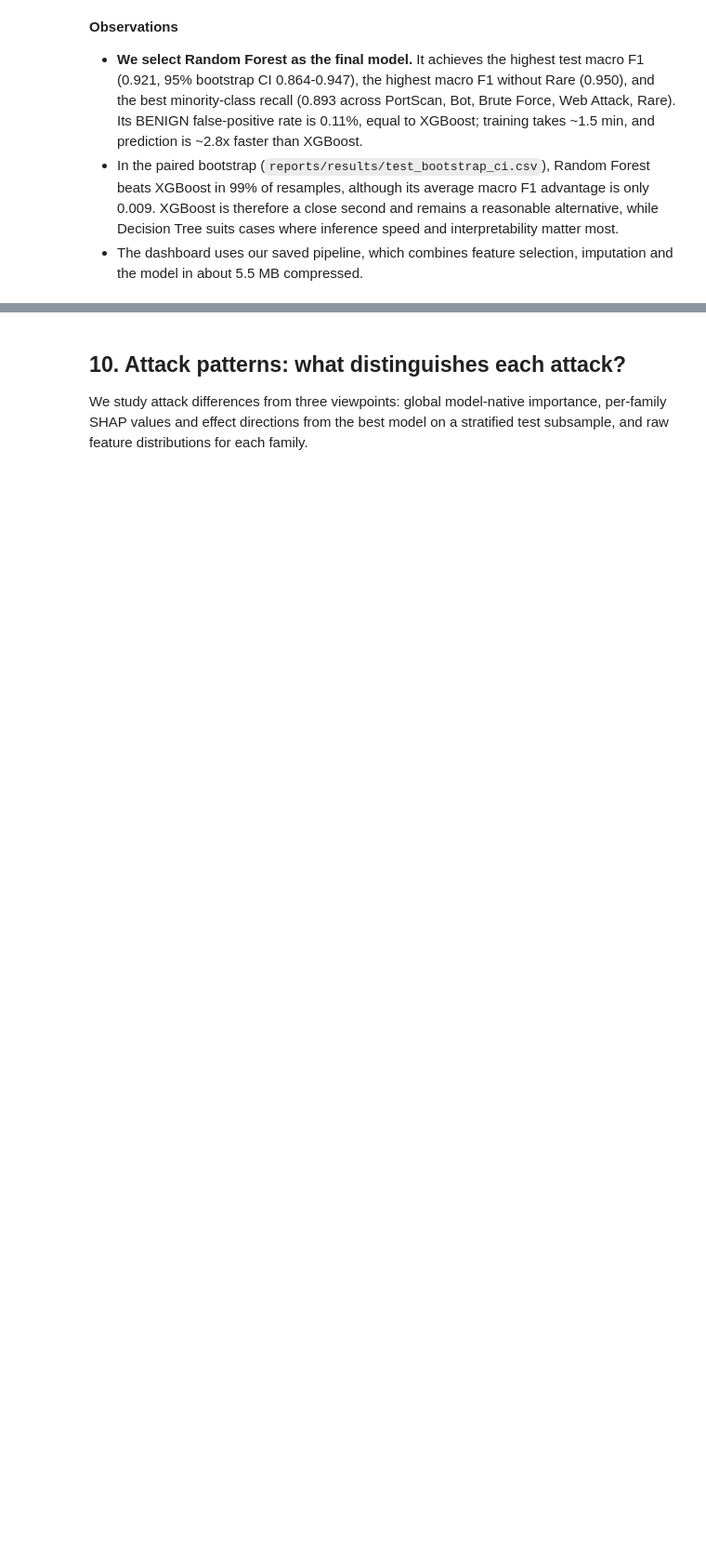
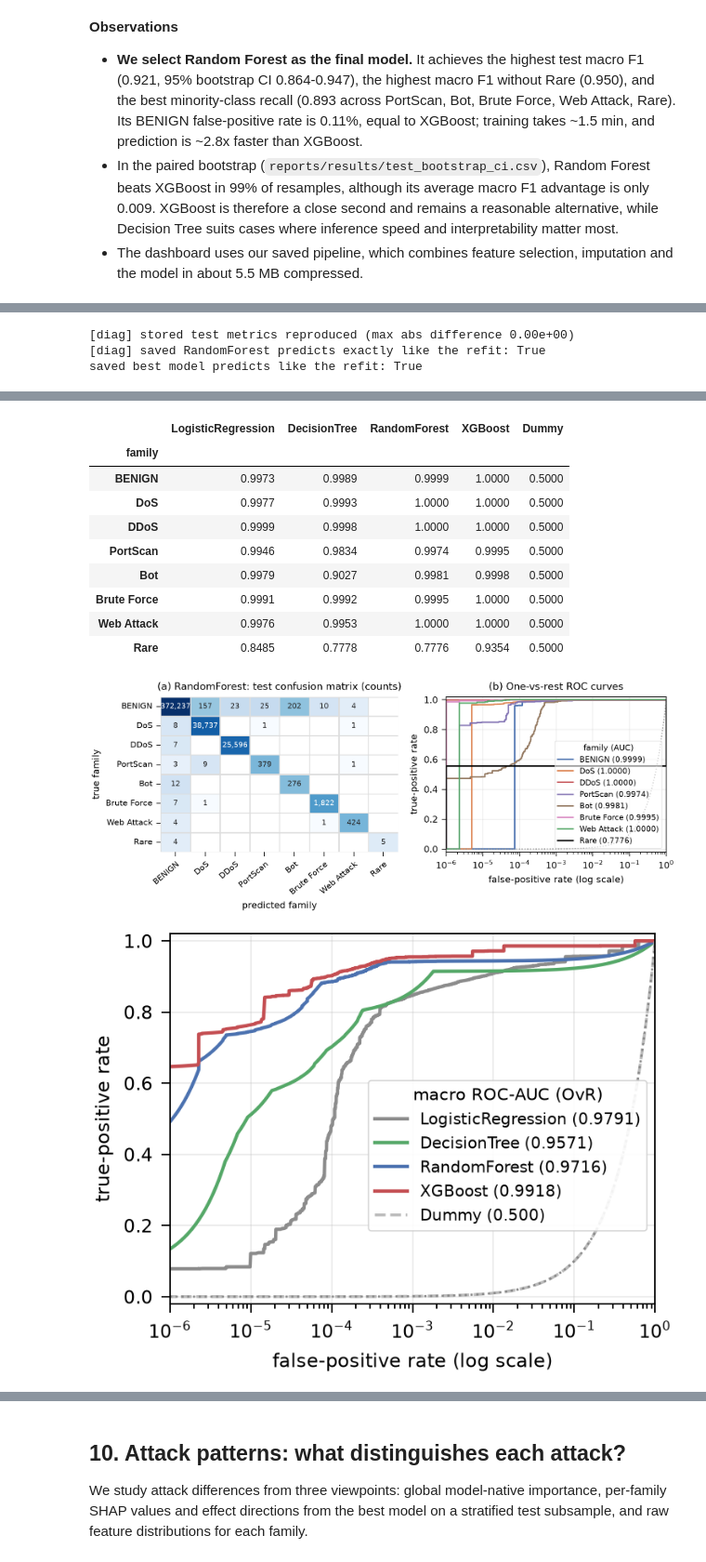
Before and after one commit to Shreyansh124/cyberreplay, a Jupyter notebook: notebooks/CyberReplay.ipynb, the cells around one changed output, grey strips where cells are left out. Shown at 93% size. Drawn from its saved outputs; the diff is of its cells as text; code cells hidden in the pictures; blank space fills up the shorter version.

```diff
--- a/notebooks/CyberReplay.ipynb
+++ b/notebooks/CyberReplay.ipynb
@@ -681,0 +726,13 @@ Saved /agent/repos/cyberreplay/models/best_model.joblib (5.8 MB)
+# %%
+from IPython.display import Image
+diag = pipeline.stage_diagnostics(train, test, FEATURES, tuned, fitted, tune_df, cv_folds, tune_summary,
+                                  raw_counts, results=results, force=FORCE_RECOMPUTE)
+print("saved best model predicts like the refit:", diag["best_model_same_predictions"])
+display(diag["baseline"])
+display(diag["roc_auc_per_class"])
+display(Image(filename=str(config.FIGURES_DIR / "18_final_model_cm_roc.png")))
+display(Image(filename=str(config.FIGURES_DIR / "19_roc_comparison.png")))
+# %% [output]
+[diag] stored test metrics reproduced (max abs difference 0.00e+00)
+[diag] saved RandomForest predicts exactly like the refit: True
+saved best model predicts like the refit: True
@@ -681,0 +746,12 @@ Saved /agent/repos/cyberreplay/models/best_model.joblib (5.8 MB)
+|  | LogisticRegression | DecisionTree | RandomForest | XGBoost | Dummy |
+| family |  |  |  |  |  |
+| BENIGN | 0.9973 | 0.9989 | 0.9999 | 1.0000 | 0.5000 |
+| DoS | 0.9977 | 0.9993 | 1.0000 | 1.0000 | 0.5000 |
+| DDoS | 0.9999 | 0.9998 | 1.0000 | 1.0000 | 0.5000 |
+| PortScan | 0.9946 | 0.9834 | 0.9974 | 0.9995 | 0.5000 |
+| Bot | 0.9979 | 0.9027 | 0.9981 | 0.9998 | 0.5000 |
+| Brute Force | 0.9991 | 0.9992 | 0.9995 | 1.0000 | 0.5000 |
+| Web Attack | 0.9976 | 0.9953 | 1.0000 | 1.0000 | 0.5000 |
+| Rare | 0.8485 | 0.7778 | 0.7776 | 0.9354 | 0.5000 |
+[figure, added]
+[figure, added]
```
Also changed, not shown: parts of 28 cells of this notebook, 3 other files.
